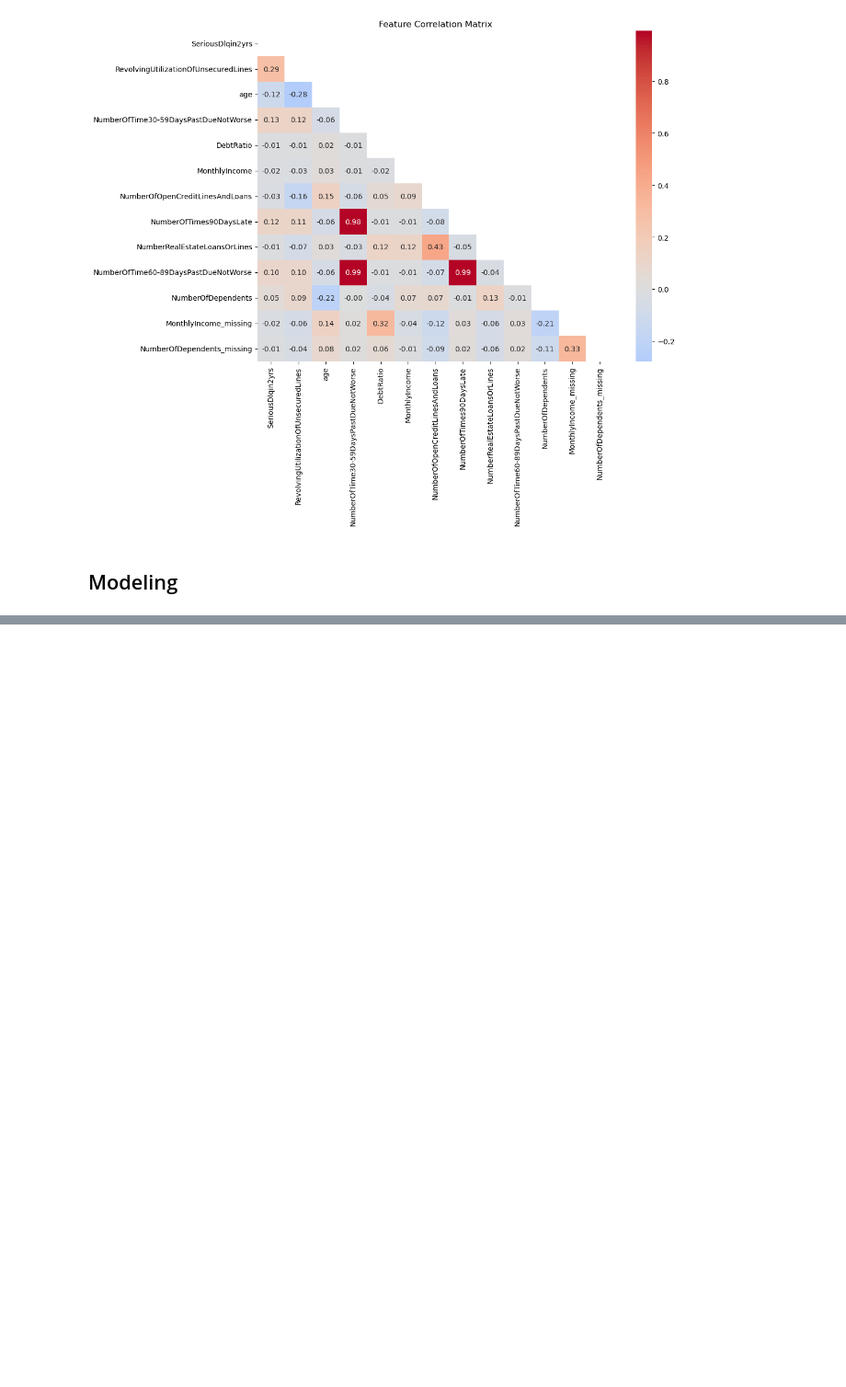
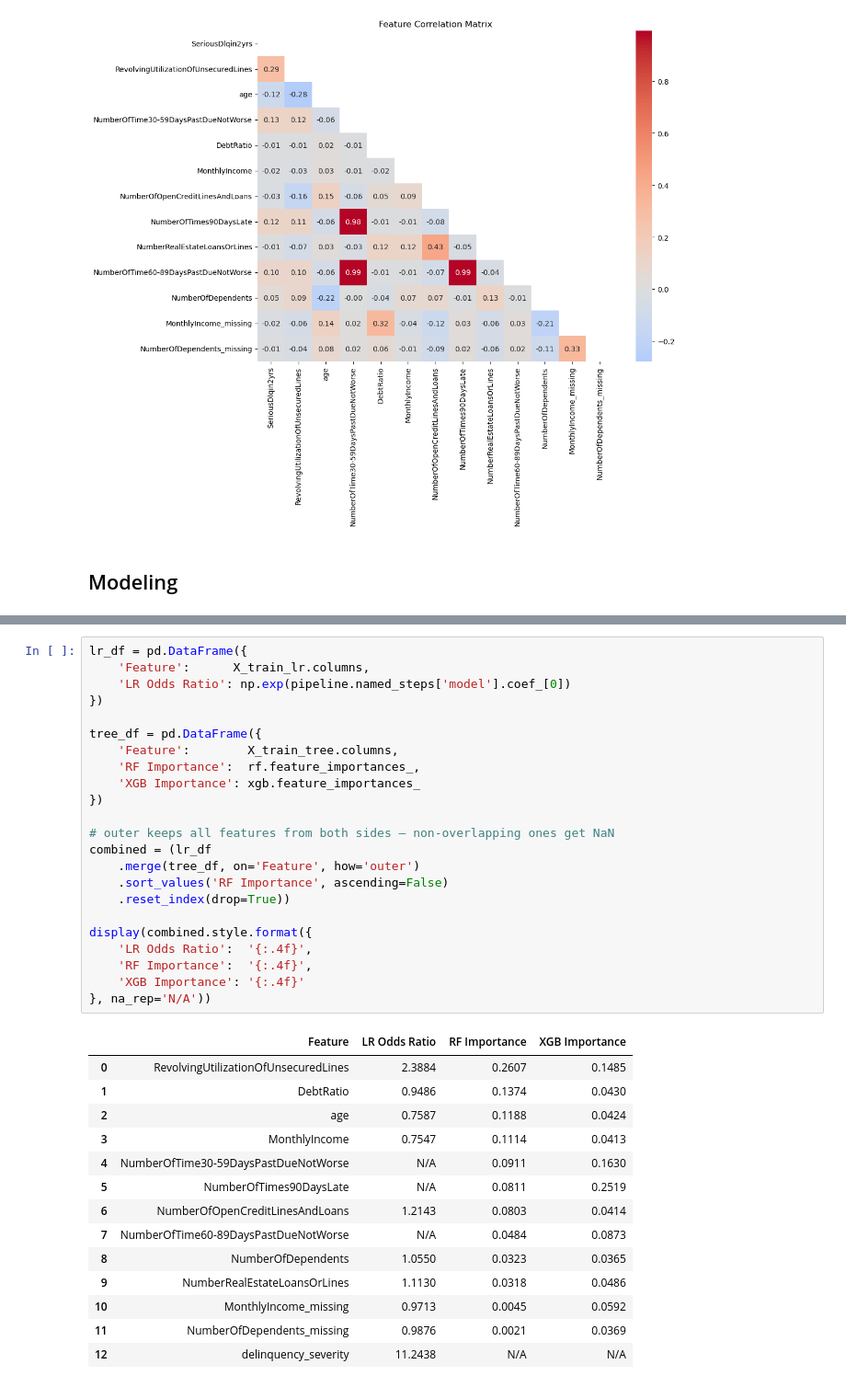
Before and after one commit to CesarAguirre9/Credit_Default_Classifier, a Jupyter notebook: credit_default_classifier.ipynb, the cells around one changed output, grey strips where cells are left out. Shown at 92% size. Cells and saved outputs as stored; diff of their text form; blank space fills up the shorter version.

```diff
--- a/credit_default_classifier.ipynb
+++ b/credit_default_classifier.ipynb
@@ -441,0 +533,38 @@ plt.show()
+# %%
+lr_df = pd.DataFrame({
+    'Feature':      X_train_lr.columns,
+    'LR Odds Ratio': np.exp(pipeline.named_steps['model'].coef_[0])
+})
+
+tree_df = pd.DataFrame({
+    'Feature':        X_train_tree.columns,
+    'RF Importance':  rf.feature_importances_,
+    'XGB Importance': xgb.feature_importances_
+})
+
+# outer keeps all features from both sides — non-overlapping ones get NaN
+combined = (lr_df
+    .merge(tree_df, on='Feature', how='outer')
+    .sort_values('RF Importance', ascending=False)
+    .reset_index(drop=True))
+
+display(combined.style.format({
+    'LR Odds Ratio':  '{:.4f}',
+    'RF Importance':  '{:.4f}',
+    'XGB Importance': '{:.4f}'
+}, na_rep='N/A'))
+# %% [output]
+|  | Feature | LR Odds Ratio | RF Importance | XGB Importance |
+| 0 | RevolvingUtilizationOfUnsecuredLines | 2.3884 | 0.2607 | 0.1485 |
+| 1 | DebtRatio | 0.9486 | 0.1374 | 0.0430 |
+| 2 | age | 0.7587 | 0.1188 | 0.0424 |
+| 3 | MonthlyIncome | 0.7547 | 0.1114 | 0.0413 |
+| 4 | NumberOfTime30-59DaysPastDueNotWorse | N/A | 0.0911 | 0.1630 |
+| 5 | NumberOfTimes90DaysLate | N/A | 0.0811 | 0.2519 |
+| 6 | NumberOfOpenCreditLinesAndLoans | 1.2143 | 0.0803 | 0.0414 |
+| 7 | NumberOfTime60-89DaysPastDueNotWorse | N/A | 0.0484 | 0.0873 |
+| 8 | NumberOfDependents | 1.0550 | 0.0323 | 0.0365 |
+| 9 | NumberRealEstateLoansOrLines | 1.1130 | 0.0318 | 0.0486 |
+| 10 | MonthlyIncome_missing | 0.9713 | 0.0045 | 0.0592 |
+| 11 | NumberOfDependents_missing | 0.9876 | 0.0021 | 0.0369 |
+| 12 | delinquency_severity | 11.2438 | N/A | N/A |
```
Also changed, not shown: parts of 19 cells of this notebook, 1 other file.
